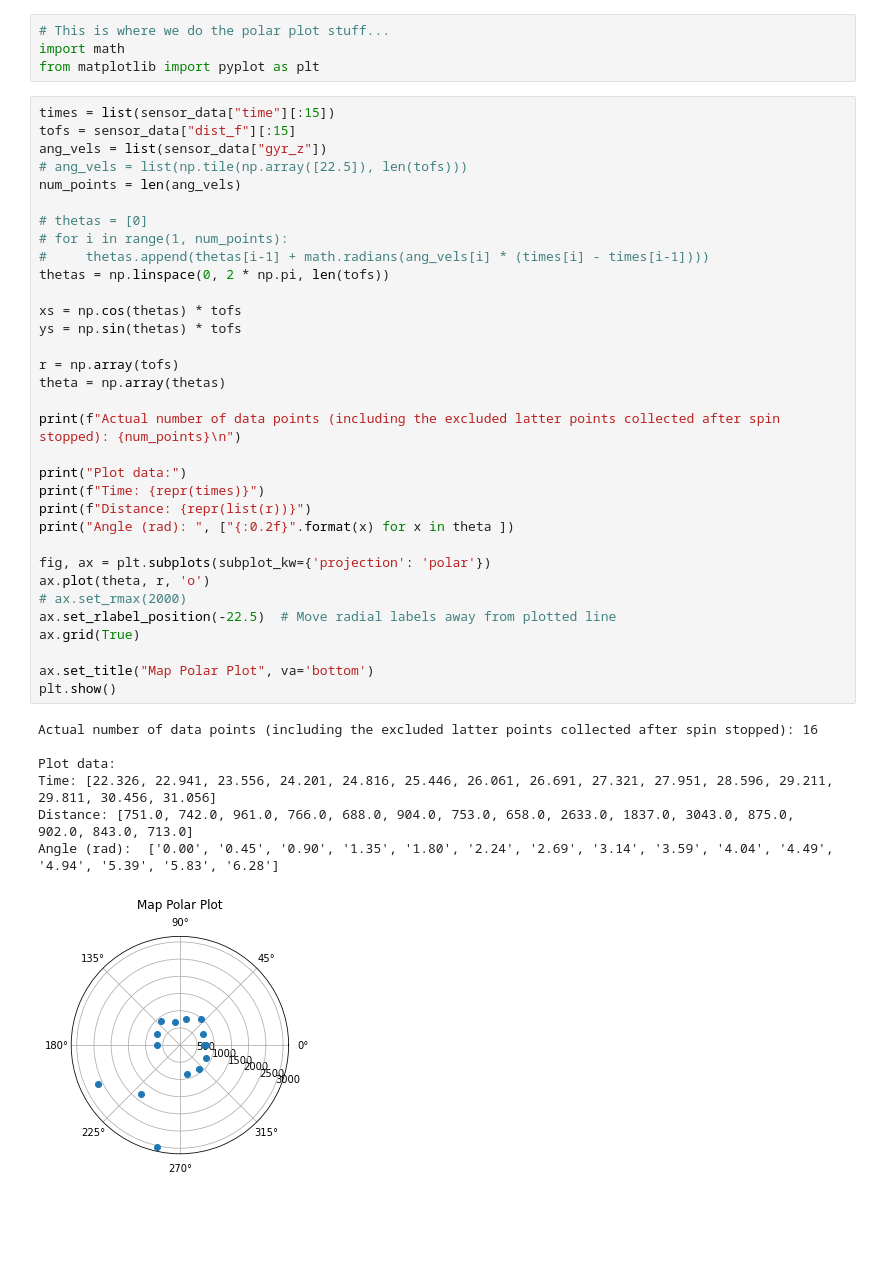
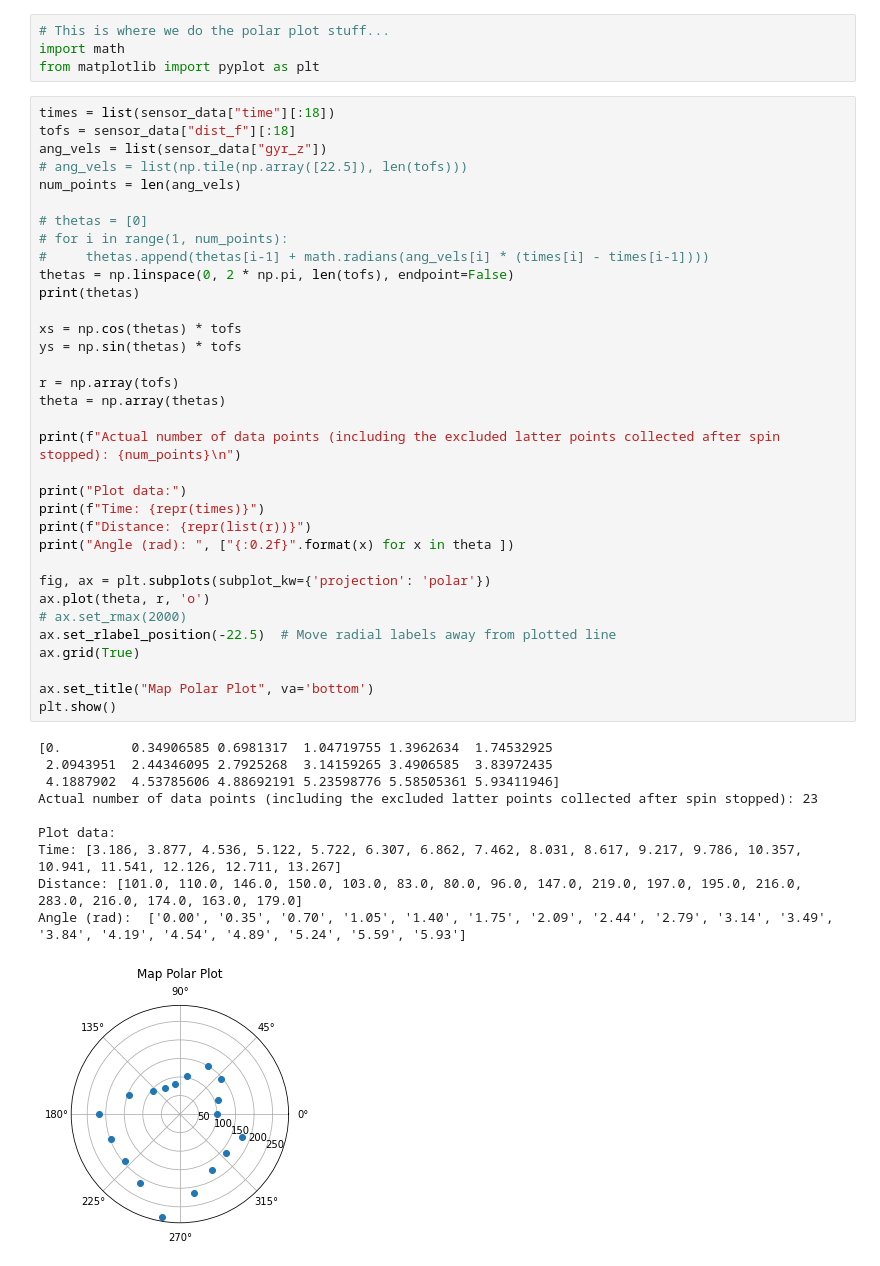
Before and after one commit to TrueshotBarrage/ece-4960-speedbots, a Jupyter notebook: lab12/robot_ctrl_python/run.ipynb, the cells around one changed output. Saved outputs shown, nothing was run; the diff lists cells and outputs as text; blank space fills up the shorter version.

```diff
--- a/lab12/robot_ctrl_python/run.ipynb
+++ b/lab12/robot_ctrl_python/run.ipynb
@@ -67,46 +67,50 @@ plot_sensor_data(rc.sensor_arr)
 import math
 from matplotlib import pyplot as plt
 # %%
-times = list(sensor_data["time"][:15])
-tofs = sensor_data["dist_f"][:15]
+times = list(sensor_data["time"][:18])
+tofs = sensor_data["dist_f"][:18]
 ang_vels = list(sensor_data["gyr_z"])
 # ang_vels = list(np.tile(np.array([22.5]), len(tofs)))
 num_points = len(ang_vels)
 
 # thetas = [0]
 # for i in range(1, num_points):
 #     thetas.append(thetas[i-1] + math.radians(ang_vels[i] * (times[i] - times[i-1])))
-thetas = np.linspace(0, 2 * np.pi, len(tofs))
+thetas = np.linspace(0, 2 * np.pi, len(tofs), endpoint=False)
+print(thetas)
 
 xs = np.cos(thetas) * tofs
 ys = np.sin(thetas) * tofs
 
 r = np.array(tofs)
 theta = np.array(thetas)
 
 print(f"Actual number of data points (including the excluded latter points collected after spin stopped): {num_points}\n")
 
 print("Plot data:")
 print(f"Time: {repr(times)}")
 print(f"Distance: {repr(list(r))}")
 print("Angle (rad): ", ["{:0.2f}".format(x) for x in theta ])
 
 fig, ax = plt.subplots(subplot_kw={'projection': 'polar'})
 ax.plot(theta, r, 'o')
 # ax.set_rmax(2000)
 ax.set_rlabel_position(-22.5)  # Move radial labels away from plotted line
 ax.grid(True)
 
 ax.set_title("Map Polar Plot", va='bottom')
 plt.show()
 # %% [output]
-Actual number of data points (including the excluded latter points collected after spin stopped): 16
+[0.         0.34906585 0.6981317  1.04719755 1.3962634  1.74532925
+ 2.0943951  2.44346095 2.7925268  3.14159265 3.4906585  3.83972435
+ 4.1887902  4.53785606 4.88692191 5.23598776 5.58505361 5.93411946]
+Actual number of data points (including the excluded latter points collected after spin stopped): 23
 
 Plot data:
-Time: [22.326, 22.941, 23.556, 24.201, 24.816, 25.446, 26.061, 26.691, 27.321, 27.951, 28.596, 29.211, 29.811, 30.456, 31.056]
-Distance: [751.0, 742.0, 961.0, 766.0, 688.0, 904.0, 753.0, 658.0, 2633.0, 1837.0, 3043.0, 875.0, 902.0, 843.0, 713.0]
-Angle (rad):  ['0.00', '0.45', '0.90', '1.35', '1.80', '2.24', '2.69', '3.14', '3.59', '4.04', '4.49', '4.94', '5.39', '5.83', '6.28']
+Time: [3.186, 3.877, 4.536, 5.122, 5.722, 6.307, 6.862, 7.462, 8.031, 8.617, 9.217, 9.786, 10.357, 10.941, 11.541, 12.126, 12.711, 13.267]
+Distance: [101.0, 110.0, 146.0, 150.0, 103.0, 83.0, 80.0, 96.0, 147.0, 219.0, 197.0, 195.0, 216.0, 283.0, 216.0, 174.0, 163.0, 179.0]
+Angle (rad):  ['0.00', '0.35', '0.70', '1.05', '1.40', '1.75', '2.09', '2.44', '2.79', '3.14', '3.49', '3.84', '4.19', '4.54', '4.89', '5.24', '5.59', '5.93']
-[figure, old version]
+[figure, new version]
 # %%
 df = pd.concat([xs.rename("x"), ys.rename("y")], axis=1)
 df.plot(x="x", y="y", marker="o", linestyle='none')
```
Also changed, not shown: parts of 6 cells of this notebook, 4 other files.
